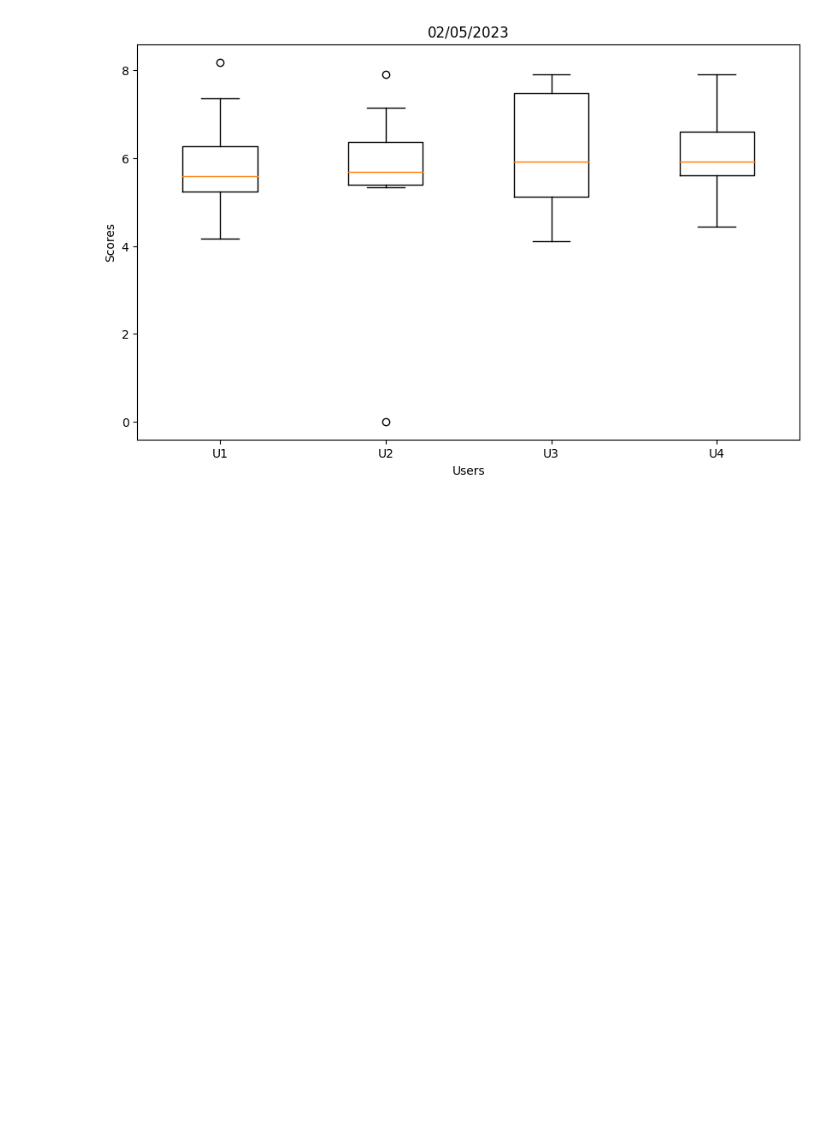
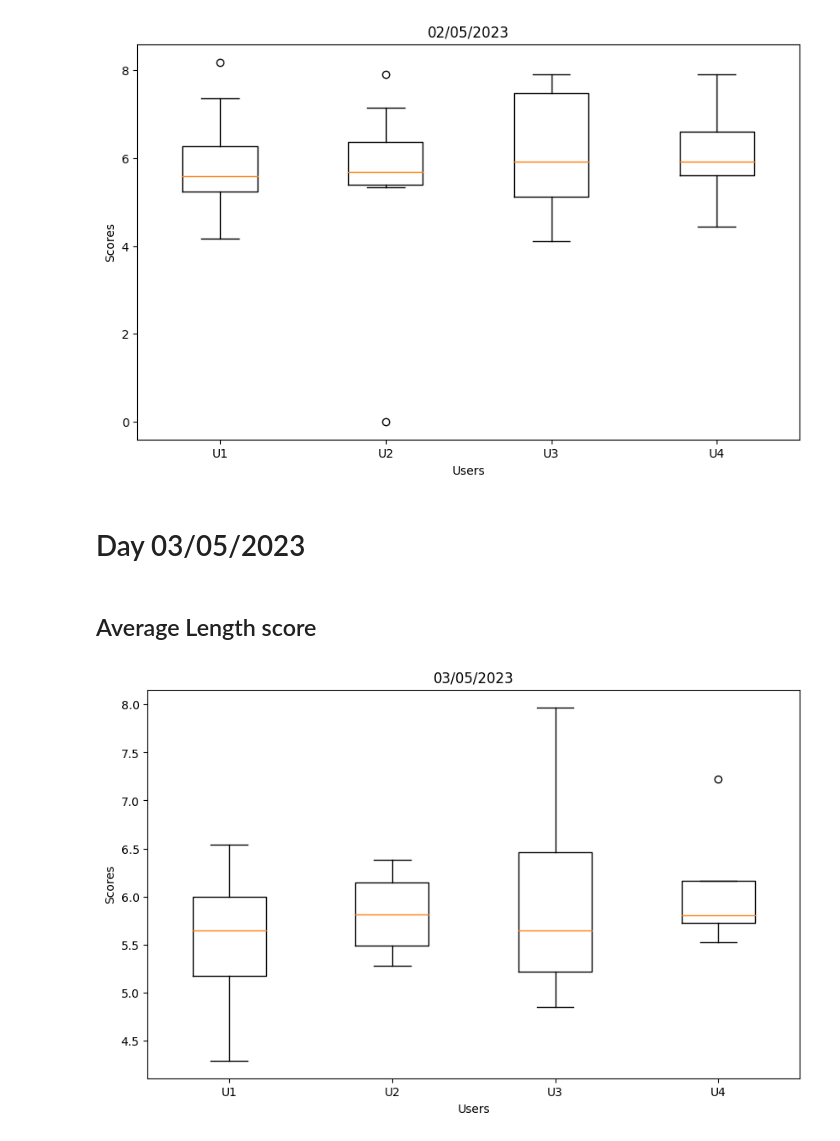
Before and after one commit to iamluirio/echo-chambers-news-aggregators, a Jupyter notebook: Code analysis/NLP/Single modules/dependency_tree_scores.ipynb, the cells around one changed output. Drawn from its saved outputs; the diff is of its cells as text; code cells hidden in the pictures; blank space fills up the shorter version.

```diff
--- a/Code analysis/NLP/Single modules/dependency_tree_scores.ipynb
+++ b/Code analysis/NLP/Single modules/dependency_tree_scores.ipynb
@@ -24,3 +24,27 @@ plt.title('02/05/2023')
 plt.show()
 # %% [output]
 [figure]
+# %% [markdown]
+# Day 03/05/2023
+# %% [markdown]
+## Average Length score
+# %%
+avg_U1 = [6.53846153846154, 5.46875, 4.29032258064516, 5.81818181818182]
+avg_U2 = [6.0625, 6.38333333333333, 5.55813953488372, 5.27777777777778]
+avg_U3 = [7.97058823529412, 5.33333333333333, 4.85, 5.96078431372549]
+avg_U4 = [7.22222222222222, 5.79166666666667, 5.52631578947368, 5.8125]
+
+data = [avg_U1, avg_U2, avg_U3, avg_U4]
+labels = ['U1', 'U2', 'U3', 'U4']
+
+# Specifica le dimensioni della figura
+plt.figure(figsize=(10, 6))
+
+plt.boxplot(data, labels=labels)
+plt.xlabel('Users')
+plt.ylabel('Scores')
+plt.title('03/05/2023')
+
+plt.show()
+# %% [output]
+[figure, added]
```
Also changed, not shown: parts of 3 cells of this notebook.
